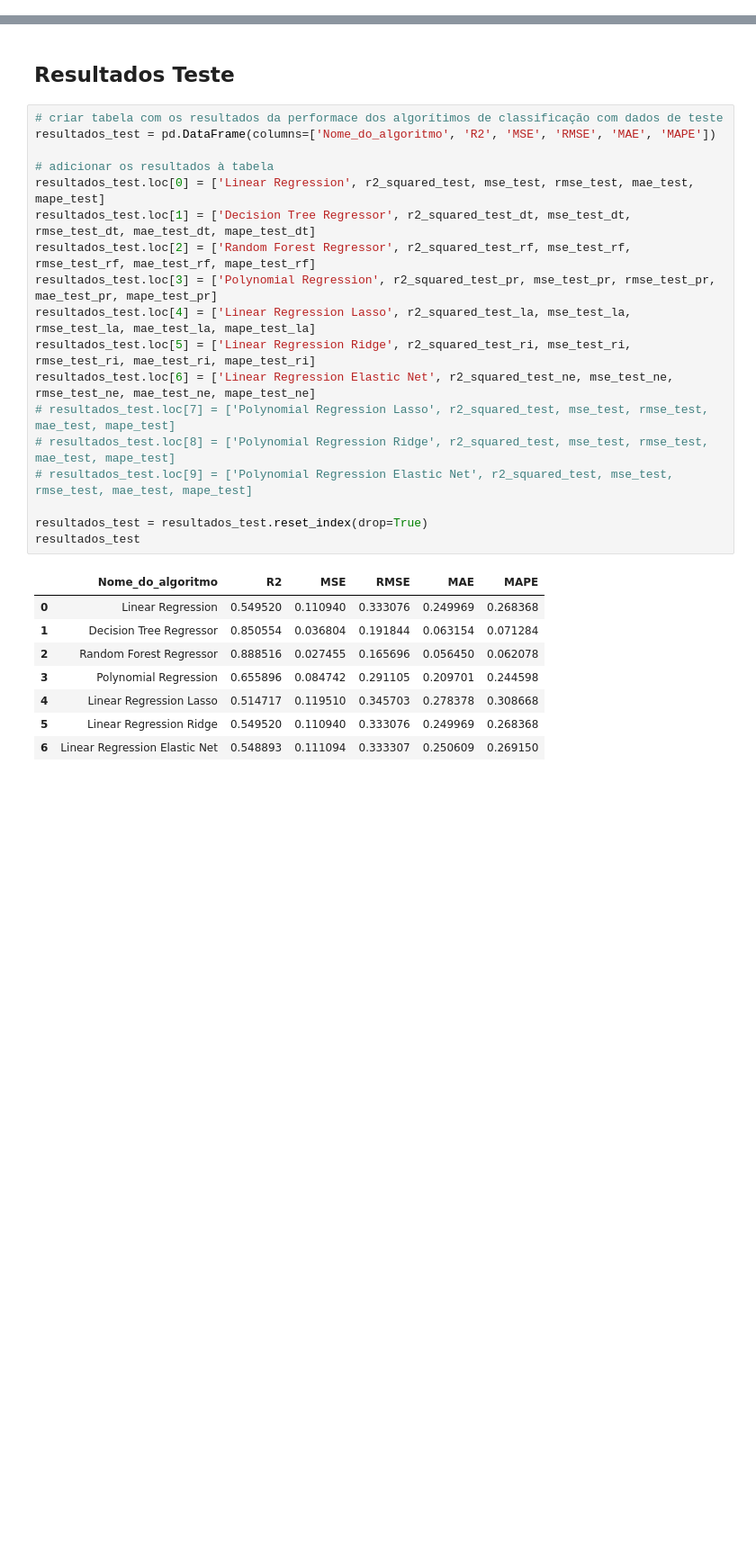
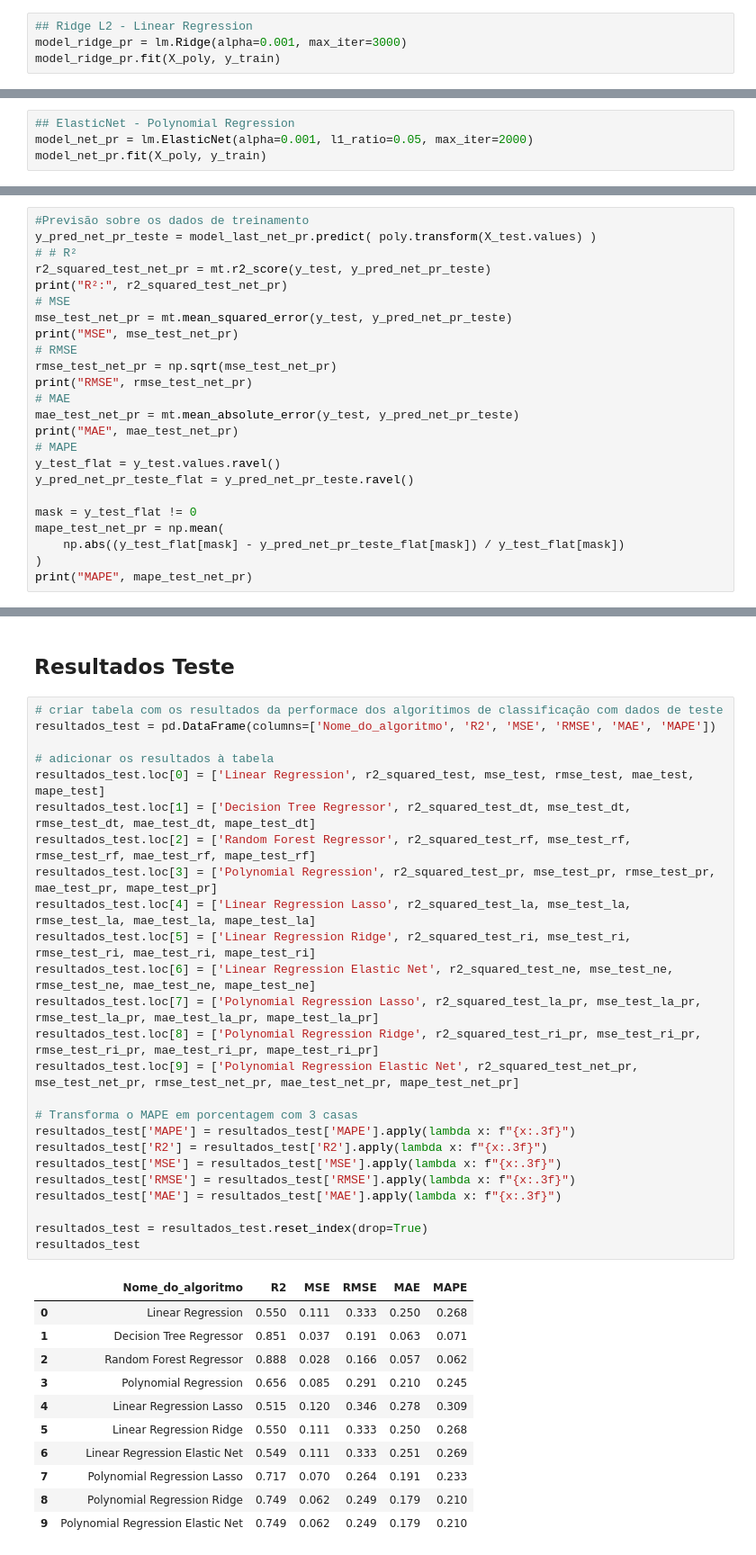
Before and after one commit to alvaro-morais-png/ensaio-machine-learning, a Jupyter notebook: ensaios/regressao/regressao_teste.ipynb, the cells around one changed output, grey strips where cells are left out. Shown at 90% size. Cells and saved outputs as stored; diff of their text form; blank space fills up the shorter version.

```diff
--- a/ensaios/regressao/regressao_teste.ipynb
+++ b/ensaios/regressao/regressao_teste.ipynb
@@ -916,0 +1038,4 @@ MAPE 0.26914966596365375
+# %%
+## Ridge L2 - Linear Regression
+model_ridge_pr = lm.Ridge(alpha=0.001, max_iter=3000)
+model_ridge_pr.fit(X_poly, y_train)
@@ -916,0 +1153,4 @@ MAPE 0.26914966596365375
+# %%
+## ElasticNet - Polynomial Regression
+model_net_pr = lm.ElasticNet(alpha=0.001, l1_ratio=0.05, max_iter=2000)
+model_net_pr.fit(X_poly, y_train)
@@ -916,0 +1233,24 @@ MAPE 0.26914966596365375
+# %%
+#Previsão sobre os dados de treinamento
+y_pred_net_pr_teste = model_last_net_pr.predict( poly.transform(X_test.values) )
+# # R²
+r2_squared_test_net_pr = mt.r2_score(y_test, y_pred_net_pr_teste)
+print("R²:", r2_squared_test_net_pr)
+# MSE
+mse_test_net_pr = mt.mean_squared_error(y_test, y_pred_net_pr_teste)
+print("MSE", mse_test_net_pr)
+# RMSE
+rmse_test_net_pr = np.sqrt(mse_test_net_pr)
+print("RMSE", rmse_test_net_pr)
+# MAE
+mae_test_net_pr = mt.mean_absolute_error(y_test, y_pred_net_pr_teste)
+print("MAE", mae_test_net_pr)
+# MAPE
+y_test_flat = y_test.values.ravel()
+y_pred_net_pr_teste_flat = y_pred_net_pr_teste.ravel()
+
+mask = y_test_flat != 0
+mape_test_net_pr = np.mean(
+    np.abs((y_test_flat[mask] - y_pred_net_pr_teste_flat[mask]) / y_test_flat[mask])
+)
+print("MAPE", mape_test_net_pr)
@@ -979,27 +1346,37 @@ resultados_val
 # %%
 # criar tabela com os resultados da performace dos algorítimos de classificação com dados de teste
 resultados_test = pd.DataFrame(columns=['Nome_do_algoritmo', 'R2', 'MSE', 'RMSE', 'MAE', 'MAPE'])
 
 # adicionar os resultados à tabela
 resultados_test.loc[0] = ['Linear Regression', r2_squared_test, mse_test, rmse_test, mae_test, mape_test]
 resultados_test.loc[1] = ['Decision Tree Regressor', r2_squared_test_dt, mse_test_dt, rmse_test_dt, mae_test_dt, mape_test_dt]
 resultados_test.loc[2] = ['Random Forest Regressor', r2_squared_test_rf, mse_test_rf, rmse_test_rf, mae_test_rf, mape_test_rf]
 resultados_test.loc[3] = ['Polynomial Regression', r2_squared_test_pr, mse_test_pr, rmse_test_pr, mae_test_pr, mape_test_pr]
 resultados_test.loc[4] = ['Linear Regression Lasso', r2_squared_test_la, mse_test_la, rmse_test_la, mae_test_la, mape_test_la]
 resultados_test.loc[5] = ['Linear Regression Ridge', r2_squared_test_ri, mse_test_ri, rmse_test_ri, mae_test_ri, mape_test_ri]
 resultados_test.loc[6] = ['Linear Regression Elastic Net', r2_squared_test_ne, mse_test_ne, rmse_test_ne, mae_test_ne, mape_test_ne]
-# resultados_test.loc[7] = ['Polynomial Regression Lasso', r2_squared_test, mse_test, rmse_test, mae_test, mape_test]
-# resultados_test.loc[8] = ['Polynomial Regression Ridge', r2_squared_test, mse_test, rmse_test, mae_test, mape_test]
-# resultados_test.loc[9] = ['Polynomial Regression Elastic Net', r2_squared_test, mse_test, rmse_test, mae_test, mape_test]
+resultados_test.loc[7] = ['Polynomial Regression Lasso', r2_squared_test_la_pr, mse_test_la_pr, rmse_test_la_pr, mae_test_la_pr, mape_test_la_pr]
+resultados_test.loc[8] = ['Polynomial Regression Ridge', r2_squared_test_ri_pr, mse_test_ri_pr, rmse_test_ri_pr, mae_test_ri_pr, mape_test_ri_pr]
+resultados_test.loc[9] = ['Polynomial Regression Elastic Net', r2_squared_test_net_pr, mse_test_net_pr, rmse_test_net_pr, mae_test_net_pr, mape_test_net_pr]
+
+# Transforma o MAPE em porcentagem com 3 casas
+resultados_test['MAPE'] = resultados_test['MAPE'].apply(lambda x: f"{x:.3f}")
+resultados_test['R2'] = resultados_test['R2'].apply(lambda x: f"{x:.3f}")
+resultados_test['MSE'] = resultados_test['MSE'].apply(lambda x: f"{x:.3f}")
+resultados_test['RMSE'] = resultados_test['RMSE'].apply(lambda x: f"{x:.3f}")
+resultados_test['MAE'] = resultados_test['MAE'].apply(lambda x: f"{x:.3f}")
 
 resultados_test = resultados_test.reset_index(drop=True)
 resultados_test
 # %% [output]
 |  | Nome_do_algoritmo | R2 | MSE | RMSE | MAE | MAPE |
-| 0 | Linear Regression | 0.549520 | 0.110940 | 0.333076 | 0.249969 | 0.268368 |
-| 1 | Decision Tree Regressor | 0.850554 | 0.036804 | 0.191844 | 0.063154 | 0.071284 |
-| 2 | Random Forest Regressor | 0.888516 | 0.027455 | 0.165696 | 0.056450 | 0.062078 |
-| 3 | Polynomial Regression | 0.655896 | 0.084742 | 0.291105 | 0.209701 | 0.244598 |
-| 4 | Linear Regression Lasso | 0.514717 | 0.119510 | 0.345703 | 0.278378 | 0.308668 |
-| 5 | Linear Regression Ridge | 0.549520 | 0.110940 | 0.333076 | 0.249969 | 0.268368 |
-| 6 | Linear Regression Elastic Net | 0.548893 | 0.111094 | 0.333307 | 0.250609 | 0.269150 |
+| 0 | Linear Regression | 0.550 | 0.111 | 0.333 | 0.250 | 0.268 |
+| 1 | Decision Tree Regressor | 0.851 | 0.037 | 0.191 | 0.063 | 0.071 |
+| 2 | Random Forest Regressor | 0.888 | 0.028 | 0.166 | 0.057 | 0.062 |
+| 3 | Polynomial Regression | 0.656 | 0.085 | 0.291 | 0.210 | 0.245 |
+| 4 | Linear Regression Lasso | 0.515 | 0.120 | 0.346 | 0.278 | 0.309 |
+| 5 | Linear Regression Ridge | 0.550 | 0.111 | 0.333 | 0.250 | 0.268 |
+| 6 | Linear Regression Elastic Net | 0.549 | 0.111 | 0.333 | 0.251 | 0.269 |
+| 7 | Polynomial Regression Lasso | 0.717 | 0.070 | 0.264 | 0.191 | 0.233 |
+| 8 | Polynomial Regression Ridge | 0.749 | 0.062 | 0.249 | 0.179 | 0.210 |
+| 9 | Polynomial Regression Elastic Net | 0.749 | 0.062 | 0.249 | 0.179 | 0.210 |
```
Also changed, not shown: parts of 33 cells of this notebook.
